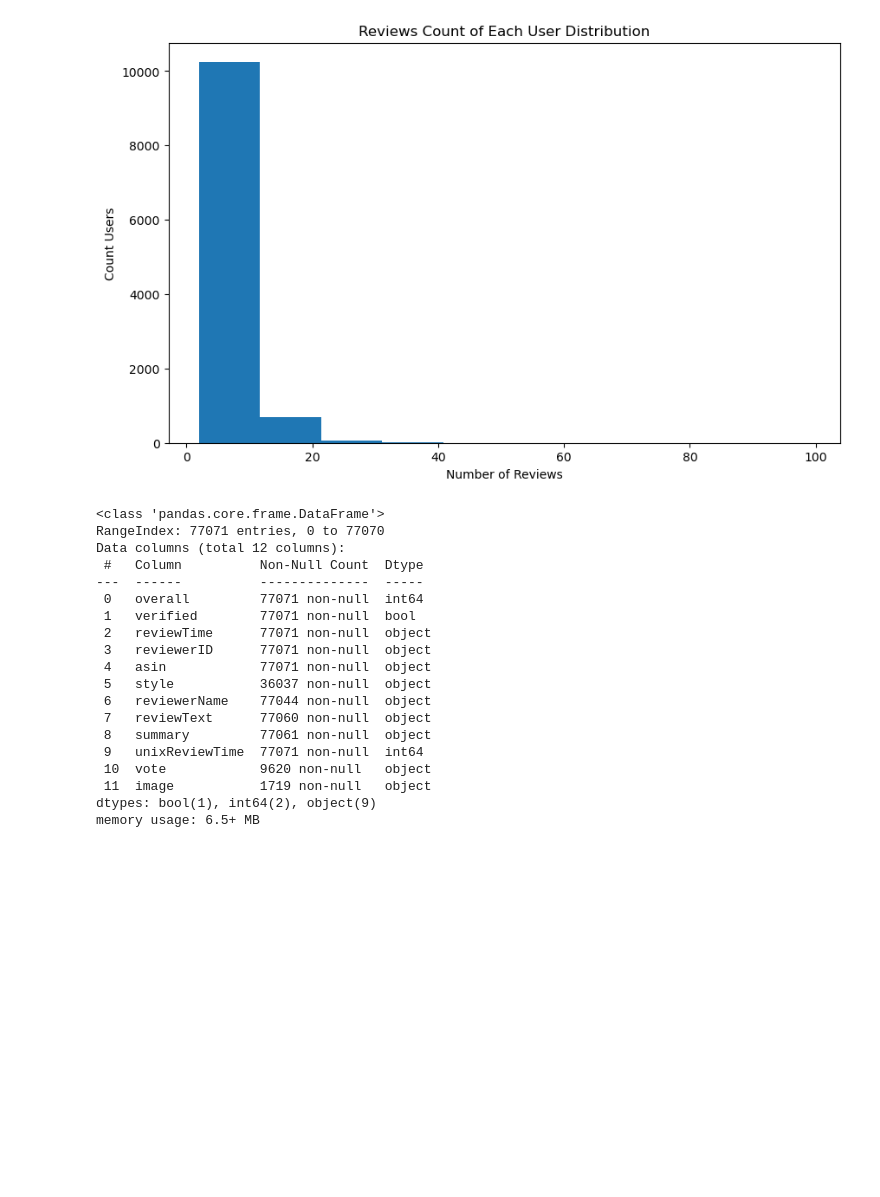
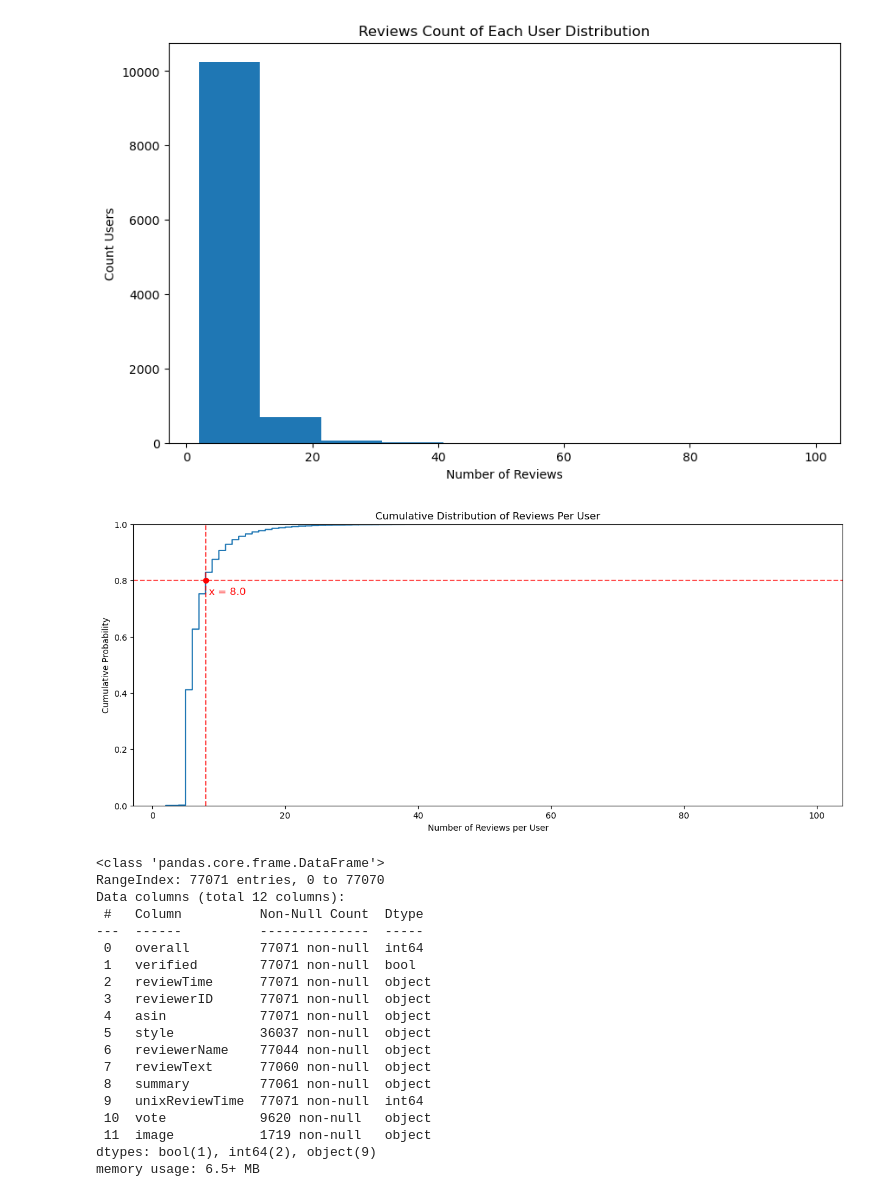
Before and after one commit to ruolan89/W25_COMP262_002_TeamGamma, a Jupyter notebook: Project_Phares1_TeamGamma.ipynb, the cells around one changed output. Saved outputs shown, nothing was run; the diff lists cells and outputs as text; code cells hidden in the pictures; blank space fills up the shorter version.

```diff
--- a/Project_Phares1_TeamGamma.ipynb
+++ b/Project_Phares1_TeamGamma.ipynb
@@ -169,6 +178,21 @@ plt.title('Reviews Count of Each User Distribution')
 plt.show()
 # %% [output]
 [figure]
+# %%
+x_80_u = np.percentile(num_reviews_user.values, 80)
+# %%
+plt.figure(figsize=(15, 6))
+sns.ecdfplot(num_reviews_user.values)
+plt.axhline(y=0.8, color='r', linestyle='--', alpha=0.7)
+plt.axvline(x=x_80_u, color='r', linestyle='--', alpha=0.7)
+plt.scatter([x_80_u], [0.8], color='red', zorder=3)
+plt.text(x_80_u+0.5, 0.75, f"x = {x_80_u}", fontsize=12, color='red')
+plt.xlabel("Number of Reviews per User")
+plt.ylabel("Cumulative Probability")
+plt.title("Cumulative Distribution of Reviews Per User")
+plt.show()
+# %% [output]
+[figure, added]
 # %%
 # e. Review lengths and outliers
 # %%
```
Also changed, not shown: parts of 37 cells of this notebook.
